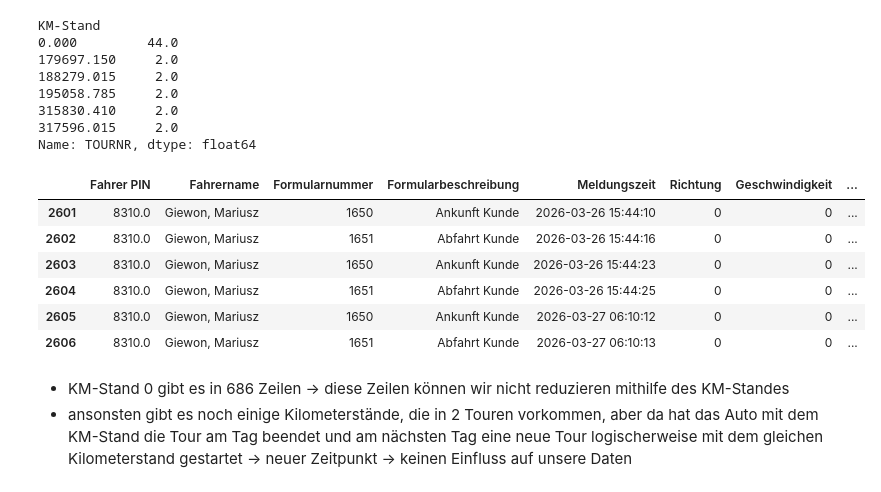
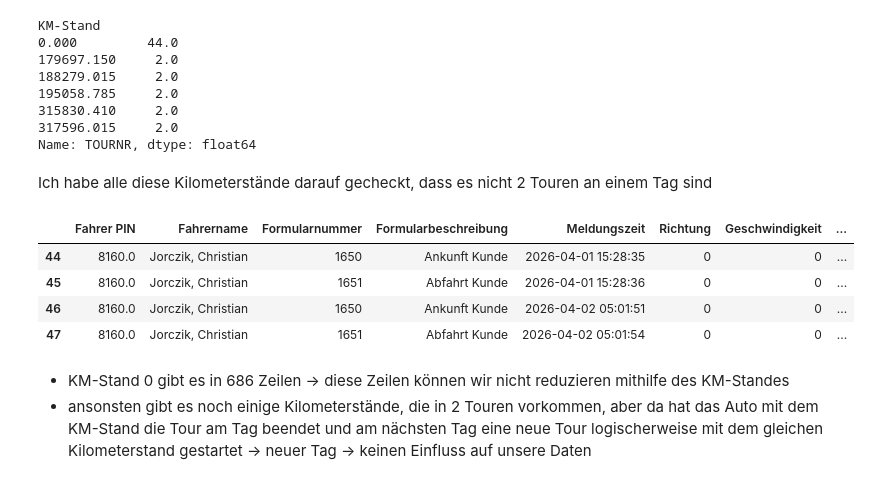
Before and after one commit to junguy01/transport_optimization, a Jupyter notebook: Application_neustes.ipynb, the cells around one changed output. Saved outputs shown, nothing was run; the diff lists cells and outputs as text; code cells hidden in the pictures.

```diff
--- a/Application_neustes.ipynb
+++ b/Application_neustes.ipynb
@@ -1146,16 +1127,16 @@ KM-Stand
 315830.410     2.0
 317596.015     2.0
 Name: TOURNR, dtype: float64
+# %% [markdown]
+Ich habe alle diese Kilometerstände darauf gecheckt, dass es nicht 2 Touren an einem Tag sind
 # %%
-df_ist_merged_clean[df_ist_merged_clean['KM-Stand'] == 179697.150]
+df_ist_merged_clean[df_ist_merged_clean['KM-Stand'] == 317596.015]
 # %% [output]
 |  | Fahrer PIN | Fahrername | Formularnummer | Formularbeschreibung | Meldungszeit | Richtung | Geschwindigkeit | ... |
-| 2601 | 8310.0 | Giewon, Mariusz | 1650 | Ankunft Kunde | 2026-03-26 15:44:10 | 0 | 0 | ... |
-| 2602 | 8310.0 | Giewon, Mariusz | 1651 | Abfahrt Kunde | 2026-03-26 15:44:16 | 0 | 0 | ... |
-| 2603 | 8310.0 | Giewon, Mariusz | 1650 | Ankunft Kunde | 2026-03-26 15:44:23 | 0 | 0 | ... |
-| 2604 | 8310.0 | Giewon, Mariusz | 1651 | Abfahrt Kunde | 2026-03-26 15:44:25 | 0 | 0 | ... |
-| 2605 | 8310.0 | Giewon, Mariusz | 1650 | Ankunft Kunde | 2026-03-27 06:10:12 | 0 | 0 | ... |
-| 2606 | 8310.0 | Giewon, Mariusz | 1651 | Abfahrt Kunde | 2026-03-27 06:10:13 | 0 | 0 | ... |
+| 44 | 8160.0 | Jorczik, Christian | 1650 | Ankunft Kunde | 2026-04-01 15:28:35 | 0 | 0 | ... |
+| 45 | 8160.0 | Jorczik, Christian | 1651 | Abfahrt Kunde | 2026-04-01 15:28:36 | 0 | 0 | ... |
+| 46 | 8160.0 | Jorczik, Christian | 1650 | Ankunft Kunde | 2026-04-02 05:01:51 | 0 | 0 | ... |
+| 47 | 8160.0 | Jorczik, Christian | 1651 | Abfahrt Kunde | 2026-04-02 05:01:54 | 0 | 0 | ... |
 # %% [markdown]
 * KM-Stand 0 gibt es in 686 Zeilen -> diese Zeilen können wir nicht reduzieren mithilfe des KM-Standes
-* ansonsten gibt es noch einige Kilometerstände, die in 2 Touren vorkommen, aber da hat das Auto mit dem KM-Stand die Tour am Tag beendet und am nächsten Tag eine neue Tour logischerweise mit dem gleichen Kilometerstand gestartet -> neuer Zeitpunkt -> keinen Einfluss auf unsere Daten
+* ansonsten gibt es noch einige Kilometerstände, die in 2 Touren vorkommen, aber da hat das Auto mit dem KM-Stand die Tour am Tag beendet und am nächsten Tag eine neue Tour logischerweise mit dem gleichen Kilometerstand gestartet -> neuer Tag -> keinen Einfluss auf unsere Daten
```
Also changed, not shown: parts of 11 cells of this notebook.
